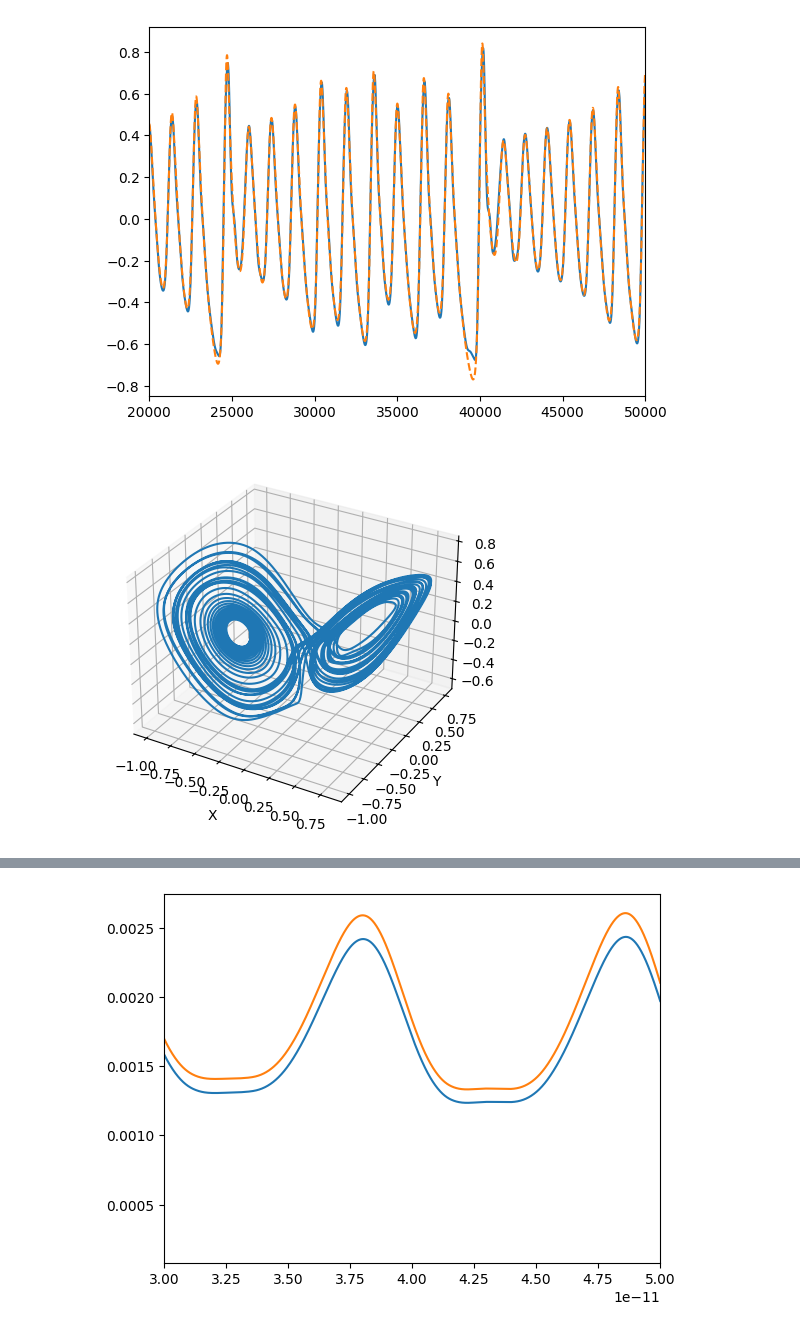
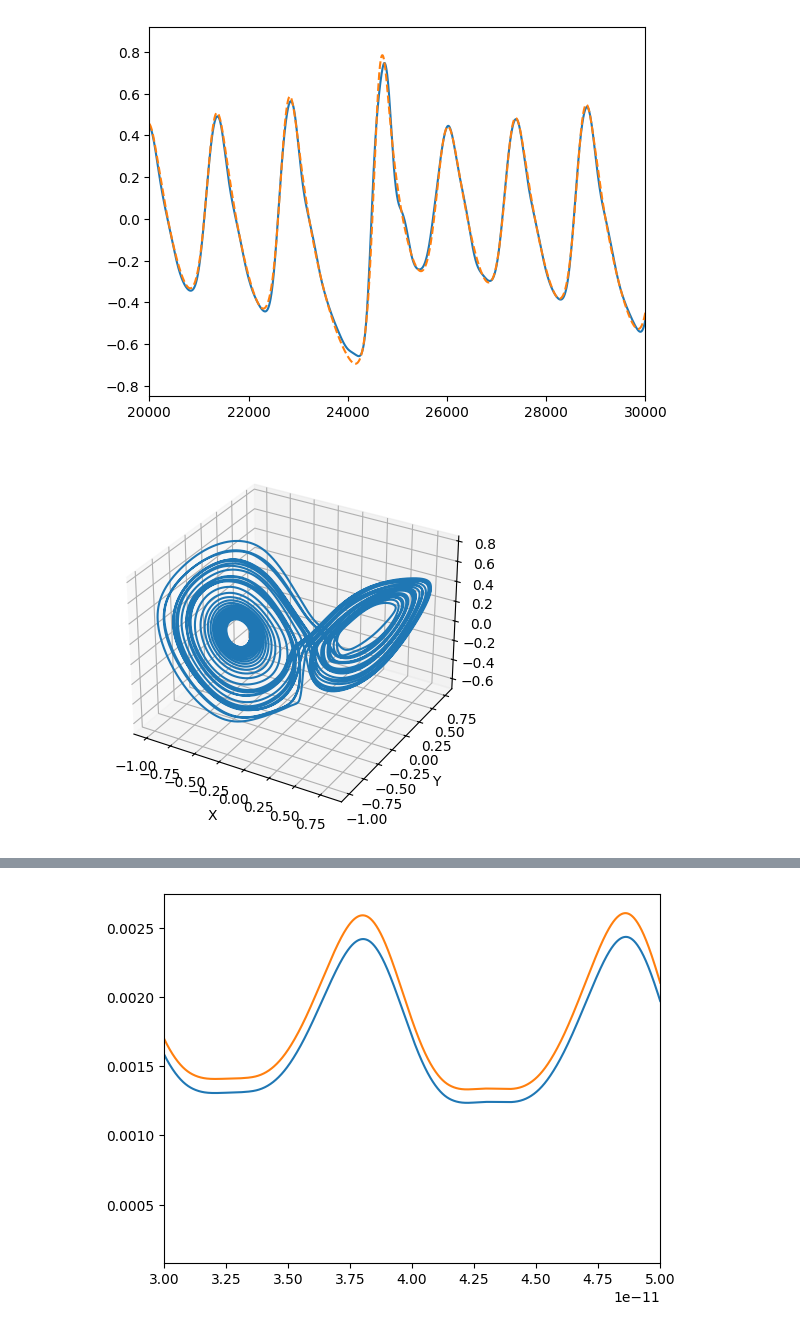
Before and after one commit to 1400073/time_domain_work, a Jupyter notebook: weights_checking.ipynb, the cells around one changed output, grey strips where cells are left out. Cells and saved outputs as stored; diff of their text form; code cells hidden in the pictures.

```diff
--- a/weights_checking.ipynb
+++ b/weights_checking.ipynb
@@ -102,40 +108,46 @@ bias = -0.5240516066551208
+# %%
+#split bias to extreme 0.9638
+weights_pos = [(0.04655146598815918+0.7568575143814087j), (0.44500142335891724+0.08394578099250793j), (0.5975418090820312+0.1615496128797531j), (0.2929096519947052-0.24016320705413818j), (0.2717168927192688+0.06505127251148224j), (0.5274132490158081+0.10665126889944077j), (0.18663164973258972+0.011687750928103924j), (0.7705312967300415-0.06401579827070236j), (0.9998477101325989+0.1037299707531929j), (0.23735268414020538+0.21883833408355713j), (1.1383650302886963+1.1016722917556763j), (0.5332470536231995-0.401344895362854j), (0.3189469575881958-0.4507341980934143j), (0.219750314950943+0.31121644377708435j), (0.34364819526672363-0.15697796642780304j), (0.8923627734184265-0.7287237644195557j), (0.7070985436439514-0.17671144008636475j), (0.21647410094738007-0.6057441830635071j), (0.42722073197364807+0.19440963864326477j), (-0.42516279220581055+0.8807377815246582j), (0.2831067740917206-0.25662529468536377j), (1.4592130184173584+0.47964972257614136j), (-0.039836786687374115-0.7738344669342041j), (0.11018212884664536+0.2831660807132721j), (-0.24543410539627075-2.221524477005005j)]
+weights_neg = [(0.104970782995224-0.02553648129105568j), (0.20235802233219147+3.1540167331695557j), (-0.037707675248384476-0.4957224130630493j), (-0.03543359041213989+0.17423172295093536j), (0.021068783476948738-0.19310525059700012j), (0.18734201788902283+0.09720492362976074j), (0.7703683376312256+0.29358112812042236j), (0.11264418810606003-0.38714760541915894j), (0.1896786242723465+0.4783262014389038j), (-0.042885299772024155-0.2779842019081116j), (0.20364397764205933+0.03743097186088562j), (0.11018867790699005+0.007997999899089336j), (0.25929978489875793-0.22962647676467896j), (0.3415625989437103+0.20361194014549255j), (0.0882105901837349-0.11415445059537888j), (0.22704243659973145-0.04757438972592354j), (0.05087965726852417+0.2192961424589157j), (0.10283864289522171-0.04841691628098488j), (0.4434066712856293-1.0852408409118652j), (0.36278989911079407+0.057075511664152145j), (2.4519882202148438+1.5310883522033691j), (0.01957150548696518+0.09966392815113068j), (0.126769557595253+0.11602991074323654j), (1.2396432161331177-0.2363836020231247j), (0.7754299640655518-0.21168731153011322j)]
+
+bias = -0.0331595279276371
 # %%
 data = np.load("X_mmi_binary_10.npz")
 X_re    = data["X_re"]
 X_im    = data["X_im"]
 y = data["labels"]
 y_data = np.asarray(y, dtype=float)
 X_data    = X_re + 1j * X_im
 
 
 def split_pos_neg(X_raw):
     xpos_list = []
     xneg_list = []
     for i in range(0, 50, 10):
         xpos_list.append(X_raw[:, i:i+5])  # pos: first 5 ports
         xneg_list.append(X_raw[:, i+5:i+10])  # neg: next 5 ports
     xpos = np.concatenate(xpos_list, axis=1)  # shape: (N, 25)
     xneg = np.concatenate(xneg_list, axis=1)  # shape: (N, 25)
     return xpos, xneg
 
 xpos, xneg = split_pos_neg(X_data)
 Y = np.abs(np.sum(xpos*weights_pos, axis =1 ))**2 - np.abs(np.sum(xneg*weights_neg, axis = 1))**2 + bias
 plt.plot(Y)
 plt.plot(y, linestyle = '--')
-plt.xlim(20000,50000)
+plt.xlim(20000,30000)
 plt.show()
 # %% [output]
-[figure, old version]
+[figure, new version]
 # %%
 fig = plt.figure()
 ax = fig.add_subplot(projection='3d')
-# ax.plot(x_norm[6000:100000],y_norm[6000:100000], y[1000:])
+# ax.plot(x_norm[6000:80000],y_norm[6000:80000], y[1000:75000])
 
-ax.plot(x_norm[4980:79980],y_norm[4980:79980], Y)
+ax.plot(x_norm[5000:80000],y_norm[5000:80000], Y)
 ax.set_xlabel('X')
 ax.set_ylabel('Y')
 ax.set_zlabel('Z')
 plt.show()
 # %% [output]
-[figure, old version]
+[figure, new version]
 # %%
```
Also changed, not shown: parts of 2 cells of this notebook, 7 other files.
